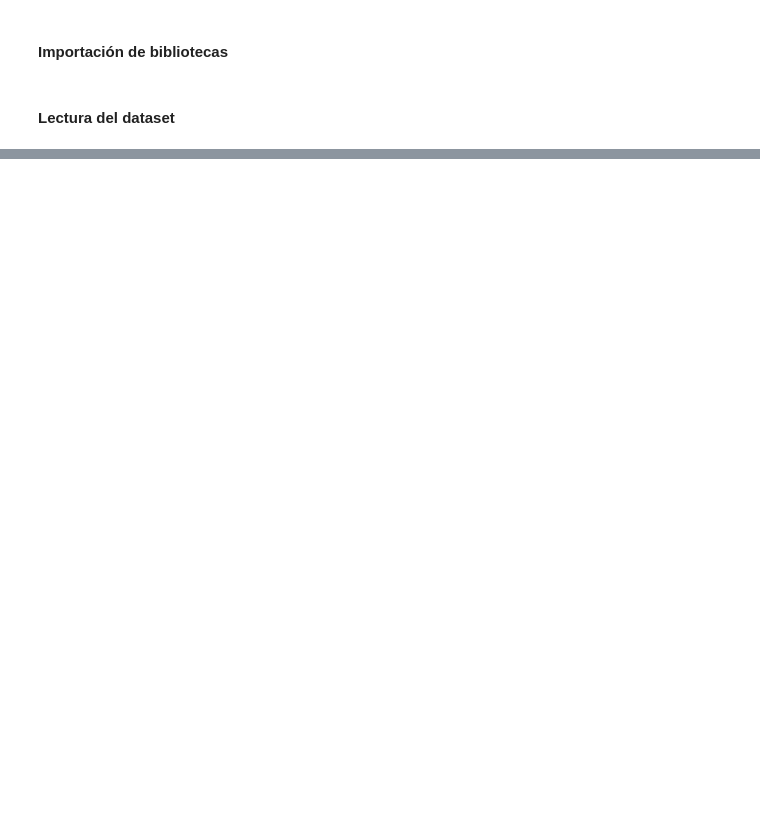
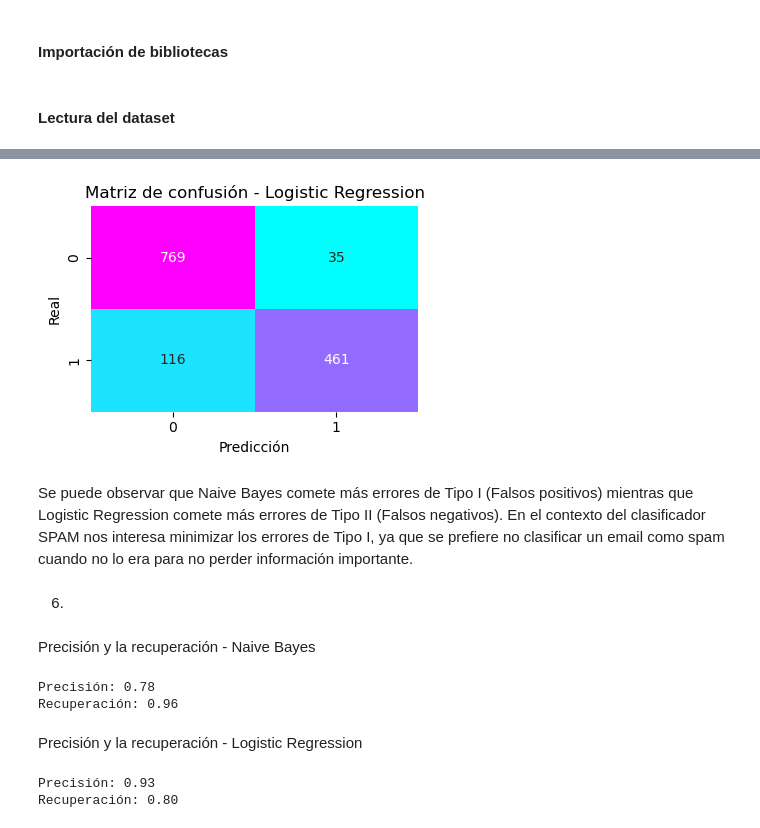
Before and after one commit to Grupo-CEIA-IIA/ceia_iia_tps, a Jupyter notebook: TP3/TP3.ipynb, the cells around one changed output, grey strips where cells are left out. Drawn from its saved outputs; the diff is of its cells as text; code cells hidden in the pictures; blank space fills up the shorter version.

```diff
--- a/TP3/TP3.ipynb
+++ b/TP3/TP3.ipynb
@@ -72,0 +213,16 @@ from sklearn.linear_model import LinearRegression, Ridge
+# %%
+plt.figure(figsize=(4, 3))
+sns.heatmap(cm_rl, annot=True, fmt="d", cmap="cool", cbar=False)
+
+plt.xlabel("Predicción")
+plt.ylabel("Real")
+plt.title("Matriz de confusión - Logistic Regression")
+
+plt.tight_layout()
+plt.show()
+# %% [output]
+[figure, added]
+# %% [markdown]
+Se puede observar que Naive Bayes comete más errores de Tipo I (Falsos positivos) mientras que Logistic Regression comete más errores de Tipo II (Falsos negativos). En el contexto del clasificador SPAM nos interesa minimizar los errores de Tipo I, ya que se prefiere no clasificar un email como spam cuando no lo era para no perder información importante.
+# %% [markdown]
+6.
@@ -72,0 +235,18 @@ from sklearn.linear_model import LinearRegression, Ridge
+# %% [markdown]
+Precisión y la recuperación - Naive Bayes
+# %%
+prec, rec = prec_rec(cm_nb)
+print(f"Precisión: {prec:.2f}")
+print(f"Recuperación: {rec:.2f}")
+# %% [output]
+Precisión: 0.78
+Recuperación: 0.96
+# %% [markdown]
+Precisión y la recuperación - Logistic Regression
+# %%
+prec, rec = prec_rec(cm_rl)
+print(f"Precisión: {prec:.2f}")
+print(f"Recuperación: {rec:.2f}")
+# %% [output]
+Precisión: 0.93
+Recuperación: 0.80
```
Also changed, not shown: parts of 29 cells of this notebook.
